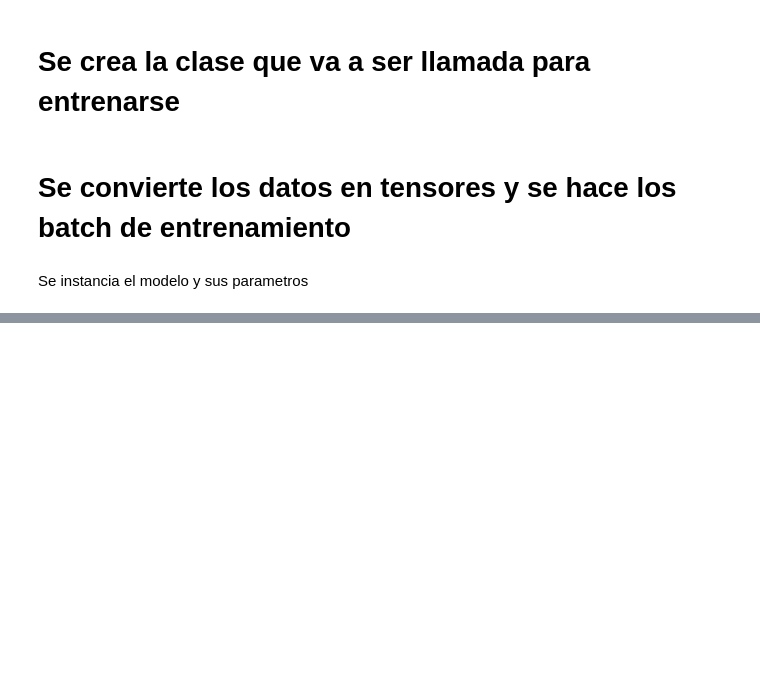
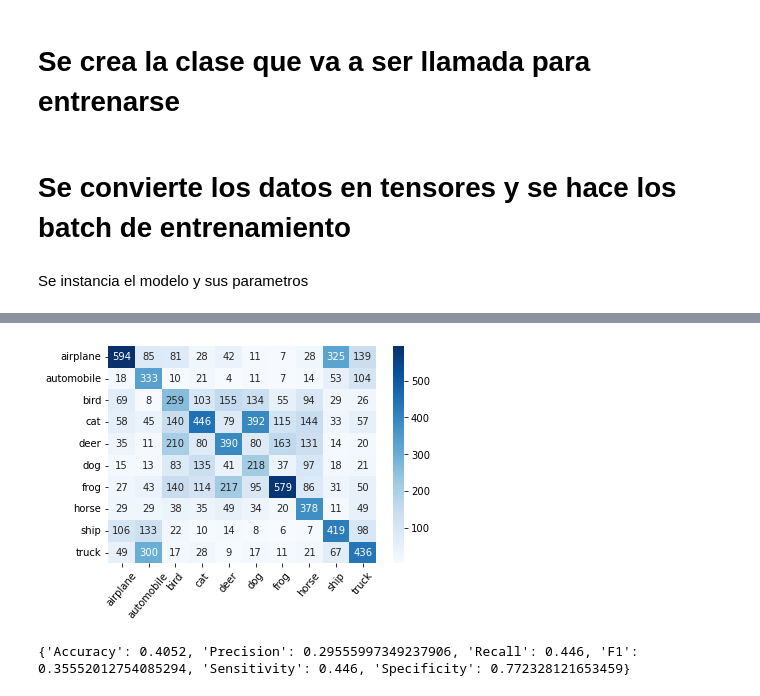
Before and after one commit to jotajota15/MachineLearning, a Jupyter notebook: CNN/codigo.ipynb, the cells around one changed output, grey strips where cells are left out. Cells and saved outputs as stored; diff of their text form; code cells hidden in the pictures; blank space fills up the shorter version.

Commit message:
Confusion Matrix

```diff
--- a/CNN/codigo.ipynb
+++ b/CNN/codigo.ipynb
@@ -270,0 +265,7 @@ LOSS train 2.2302876710891724 valid 2.230252981185913
+# %%
+checkpoint = pt.load("trueModel")
+model = SurvivorClassifier()
+model.load_state_dict(checkpoint["model_state_dict"])
+optimizer = pt.optim.Adam(model.parameters(), lr=0.01)		# Optimizador
+optimizer.load_state_dict(checkpoint["optimizer_state_dict"])
+completeTrain(epoch_number,best_vloss)
@@ -270,0 +290,70 @@ LOSS train 2.2302876710891724 valid 2.230252981185913
+# %%
+checkpoint = pt.load("trueModel")
+model = SurvivorClassifier()
+model.load_state_dict(checkpoint["model_state_dict"])
+model.train(False)
+voutputs = model(x_test)
+vloss = loss_fn(voutputs, y_test.long())
+answers = pt.argmax(voutputs, dim=1)
+# %%
+import pandas as pd
+import seaborn as sns
+def calculate_confusion_matrix(predict, real):
+    df = pd.DataFrame(index=names,columns=names).notnull().astype('uint') # df [c][f]
+    for i in range(y_test.size().numel()):
+        df[names[real[i].item()]] [names[predict[i].item()]]+=1
+
+    return df.astype(int)
+    # P =  Predict
+    # R =  Real
+    # [1 .(P=F,R=F) = ,2. (P=F,R=T)],[3. (P=T,R=F),4. (P=T,R=T)]
+    # [4] [3]
+    # [2] [1]
+y_test = y_test.to(pt.int32)
+predict = pt.argmax(voutputs, dim=1)
+df = calculate_confusion_matrix(predict,y_test)
+# %%
+df
+ax = sns.heatmap(df, annot=True,fmt='g', cmap='Blues')
+sea = ax.set_xticklabels(ax.get_xticklabels(),rotation = 50)
+# %% [output]
+[figure, added]
+# %%
+def getAccurracy(df):
+    trues = np.diagonal(df)
+    totalVal = df.values.sum()
+    return trues.sum() / totalVal
+
+
+def getTP(df,Class):
+    return df[Class][Class]
+
+def getTN(df,Class):
+    return np.diagonal(df).sum()-df[Class][Class]
+
+def getFP(df,Class):
+    return df[Class:Class].values.sum()-df[Class][Class]
+
+def getFN(df,Class):
+    return df[Class].values.sum()-df[Class][Class]
+
+
+def getConfusionClass(df,Class):
+    tp = getTP(df,Class)
+    tn = getTN(df,Class)
+    fp = getFP(df,Class)
+    fn = getFN(df,Class)
+    prec = tp / (tp+fp)
+    reca = tp / (tp+fn)
+    return {
+                "Accuracy": getAccurracy(df),
+                "Precision": prec,
+                "Recall":reca,
+                "F1": 2 * prec*reca /(prec+reca),
+                "Sensitivity": reca,
+                "Specificity":tn/(tn+fp)
+            }
+
+print(getConfusionClass(df,"cat"))
+# %% [output]
+{'Accuracy': 0.4052, 'Precision': 0.29555997349237906, 'Recall': 0.446, 'F1': 0.35552012754085294, 'Sensitivity': 0.446, 'Specificity': 0.772328121653459}
```
Also changed, not shown: parts of 6 cells of this notebook.
